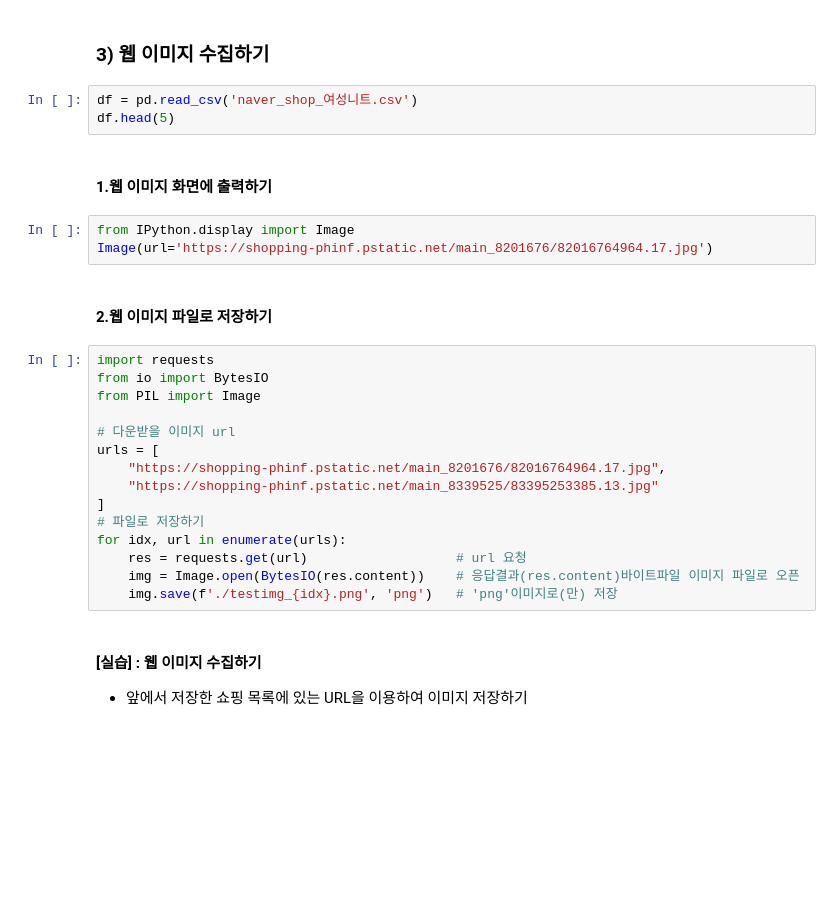
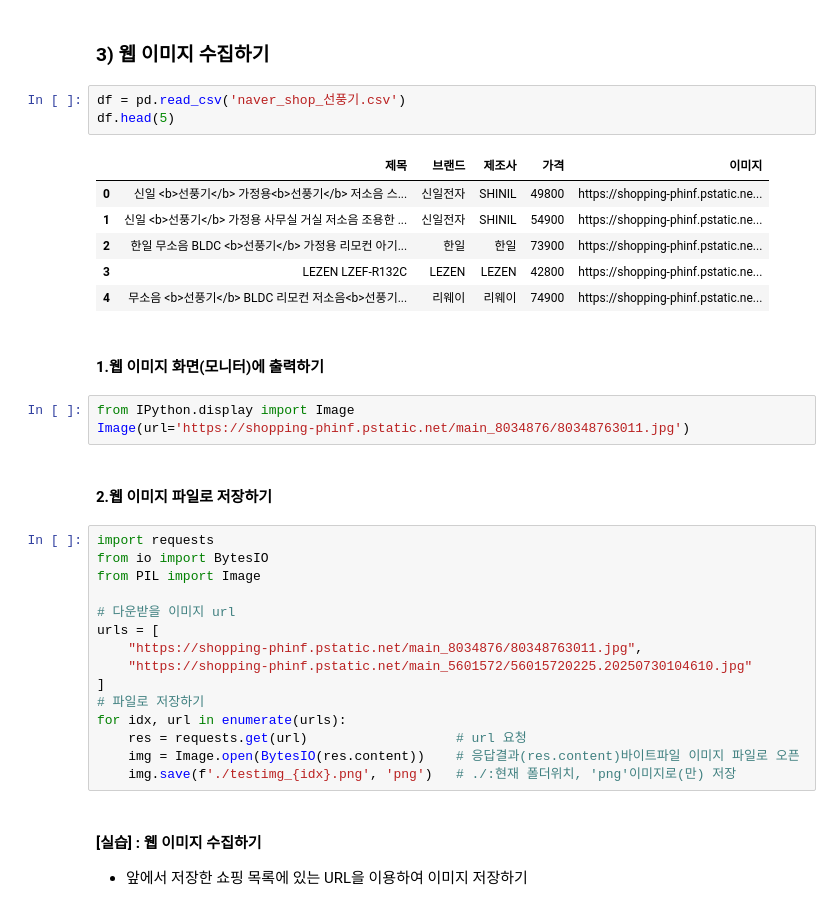
Before and after one commit to CapLeeJang/2025_3year_master, a Jupyter notebook: 3일차_웹데이터수집및시각화_OpenAPI_완성_ipynb의_사본.ipynb, the cells around one changed output. Saved outputs shown, nothing was run; the diff lists cells and outputs as text; blank space fills up the shorter version.

```diff
--- a/3일차_웹데이터수집및시각화_OpenAPI_완성_ipynb의_사본.ipynb
+++ b/3일차_웹데이터수집및시각화_OpenAPI_완성_ipynb의_사본.ipynb
@@ -543,13 +543,20 @@ make_wordcloud(feature_name, count)
 # %% [markdown]
 ### <a name="3)웹이미지수집하기">3) 웹 이미지 수집하기</a>
 # %%
-df = pd.read_csv('naver_shop_여성니트.csv')
+df = pd.read_csv('naver_shop_선풍기.csv')
 df.head(5)
+# %% [output]
+|  | 제목 | 브랜드 | 제조사 | 가격 | 이미지 |
+| 0 | 신일 <b>선풍기</b> 가정용<b>선풍기</b> 저소음 스... | 신일전자 | SHINIL | 49800 | https://shopping-phinf.pstatic.ne... |
+| 1 | 신일 <b>선풍기</b> 가정용 사무실 거실 저소음 조용한 ... | 신일전자 | SHINIL | 54900 | https://shopping-phinf.pstatic.ne... |
+| 2 | 한일 무소음 BLDC <b>선풍기</b> 가정용 리모컨 아기... | 한일 | 한일 | 73900 | https://shopping-phinf.pstatic.ne... |
+| 3 | LEZEN LZEF-R132C | LEZEN | LEZEN | 42800 | https://shopping-phinf.pstatic.ne... |
+| 4 | 무소음 <b>선풍기</b> BLDC 리모컨 저소음<b>선풍기... | 리웨이 | 리웨이 | 74900 | https://shopping-phinf.pstatic.ne... |
 # %% [markdown]
-#### 1.웹 이미지 화면에 출력하기
+#### 1.웹 이미지 화면(모니터)에 출력하기
 # %%
 from IPython.display import Image
-Image(url='https://shopping-phinf.pstatic.net/main_8201676/82016764964.17.jpg')
+Image(url='https://shopping-phinf.pstatic.net/main_8034876/80348763011.jpg')
 # %% [markdown]
 #### 2.웹 이미지 파일로 저장하기
 # %%
@@ -559,14 +566,14 @@ from PIL import Image
 
 # 다운받을 이미지 url
 urls = [
-    "https://shopping-phinf.pstatic.net/main_8201676/82016764964.17.jpg",
-    "https://shopping-phinf.pstatic.net/main_8339525/83395253385.13.jpg"
+    "https://shopping-phinf.pstatic.net/main_8034876/80348763011.jpg",
+    "https://shopping-phinf.pstatic.net/main_5601572/56015720225.20250730104610.jpg"
 ]
 # 파일로 저장하기
 for idx, url in enumerate(urls):
     res = requests.get(url)                   # url 요청
     img = Image.open(BytesIO(res.content))    # 응답결과(res.content)바이트파일 이미지 파일로 오픈
-    img.save(f'./testimg_{idx}.png', 'png')   # 'png'이미지로(만) 저장
+    img.save(f'./testimg_{idx}.png', 'png')   # ./:현재 폴더위치, 'png'이미지로(만) 저장
 # %% [markdown]
 #### [실습] : 웹 이미지 수집하기
 - 앞에서 저장한 쇼핑 목록에 있는 URL을 이용하여 이미지 저장하기
```
Also changed, not shown: parts of 1 cell of this notebook.
